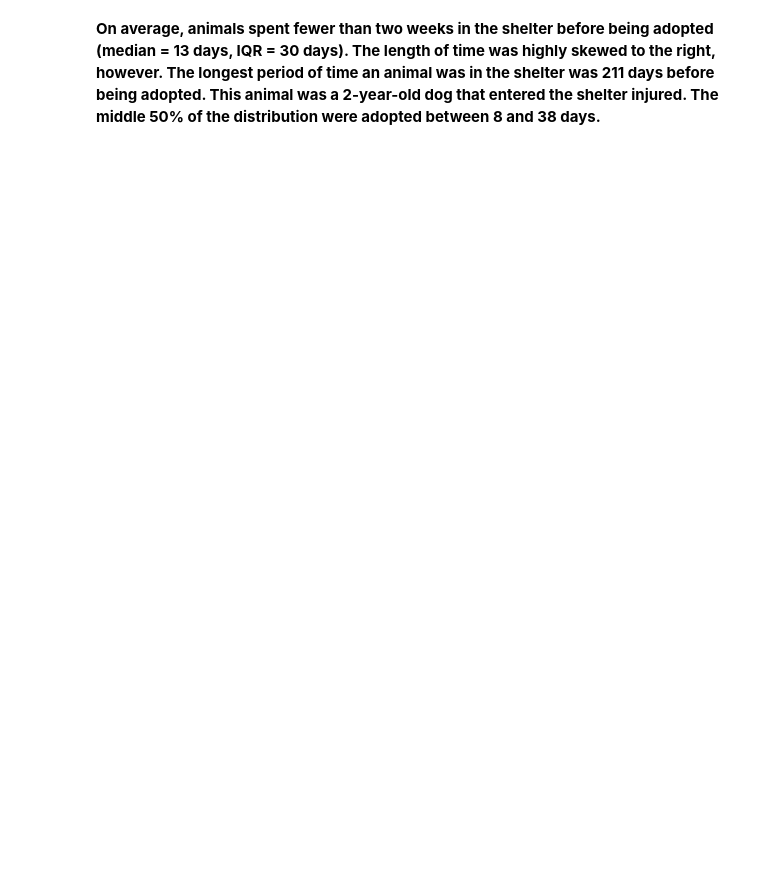
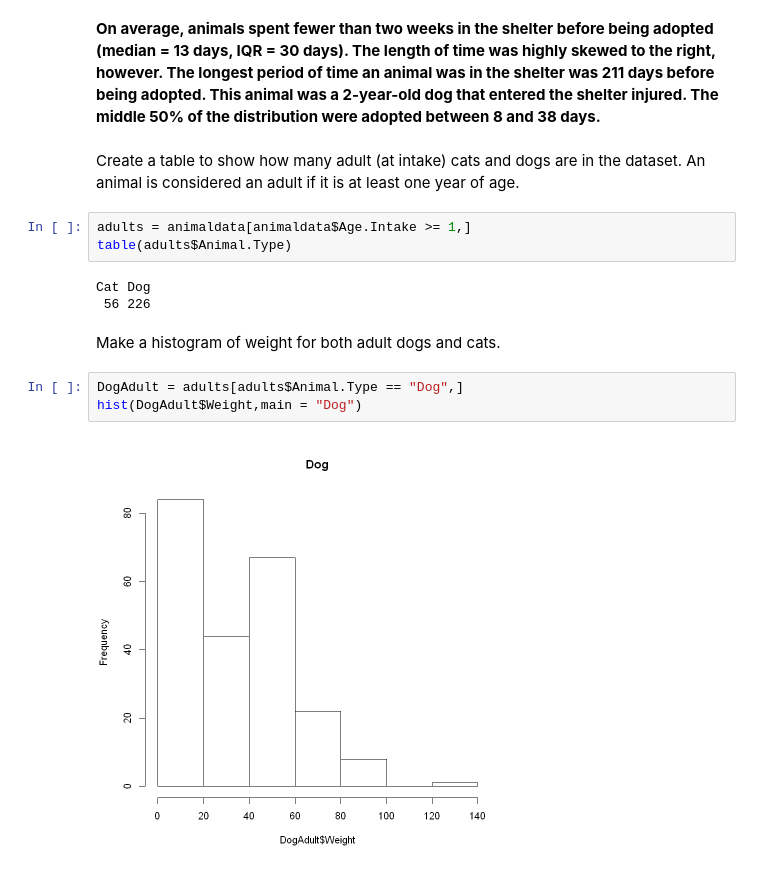
Before and after one commit to LeonardoSMSoares/Foundations-of-Data-Analysis-with-R, a Jupyter notebook: Lab 2 - Austin Animal Shelter.ipynb, the cells around one changed output. Cells and saved outputs as stored; diff of their text form; blank space fills up the shorter version.

```diff
--- a/Lab 2 - Austin Animal Shelter.ipynb
+++ b/Lab 2 - Austin Animal Shelter.ipynb
@@ -154,3 +154,18 @@ A data.frame: 6 × 24
 | 11 | K12-000498 | 1/8/12 | Stray | Dog | Neutered | Male | 1 | Normal | ... |
 # %% [markdown]
 **On average, animals spent fewer than two weeks in the shelter before being adopted (median = 13 days, IQR = 30 days). The length of time was highly skewed to the right, however. The longest period of time an animal was in the shelter was 211 days before being adopted. This animal was a 2-year-old dog that entered the shelter injured. The middle 50% of the distribution were adopted between 8 and 38 days.**
+# %% [markdown]
+Create a table to show how many adult (at intake) cats and dogs are in the dataset. An animal is considered an adult if it is at least one year of age.
+# %%
+adults = animaldata[animaldata$Age.Intake >= 1,]
+table(adults$Animal.Type)
+# %% [output]
+Cat Dog
+ 56 226
+# %% [markdown]
+Make a histogram of weight for both adult dogs and cats.
+# %%
+DogAdult = adults[adults$Animal.Type == "Dog",]
+hist(DogAdult$Weight,main = "Dog")
+# %% [output]
+[figure, added]
```
Also changed, not shown: parts of 31 cells of this notebook.
